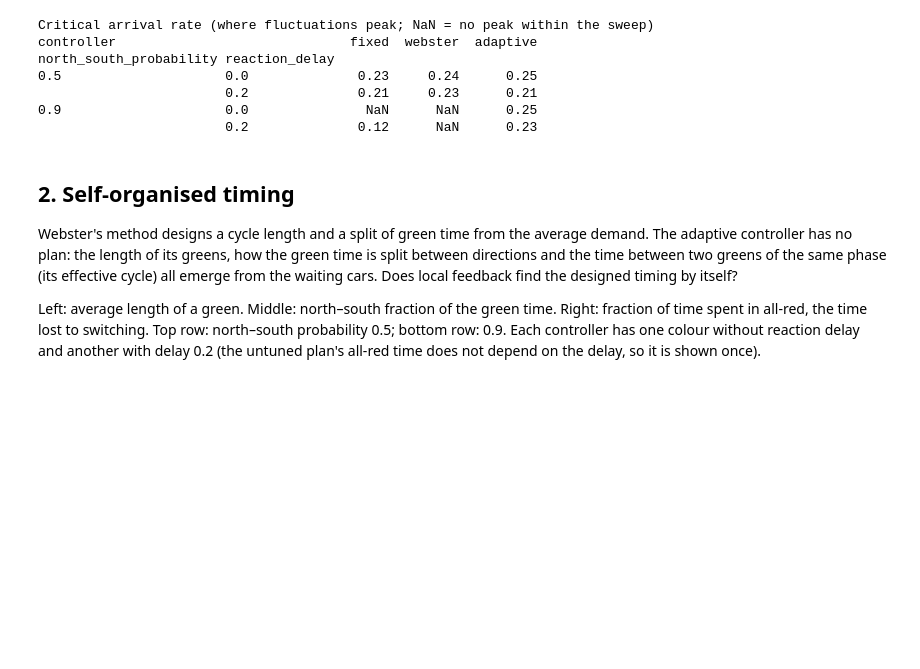
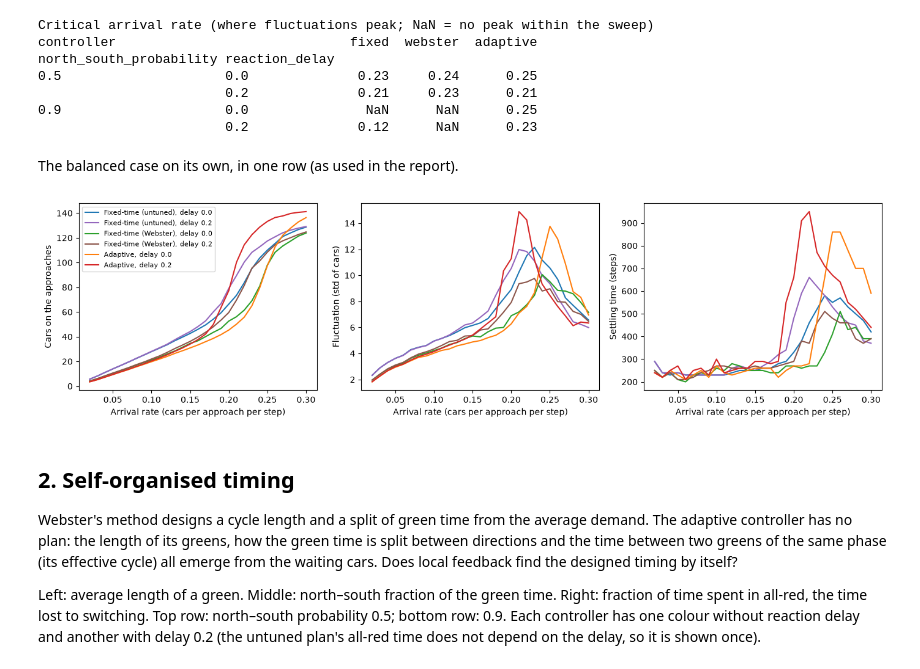
Before and after one commit to phattydumpling/CITS4403-Project, a Jupyter notebook: notebooks/Results/Extensions.ipynb, the cells around one changed output. Saved outputs shown, nothing was run; the diff lists cells and outputs as text; code cells hidden in the pictures; blank space fills up the shorter version.

```diff
--- a/notebooks/Results/Extensions.ipynb
+++ b/notebooks/Results/Extensions.ipynb
@@ -103,6 +103,22 @@ north_south_probability reaction_delay
                         0.2              0.21     0.23      0.21
 0.9                     0.0               NaN      NaN      0.25
                         0.2              0.12      NaN      0.23
+# %% [markdown]
+The balanced case on its own, in one row (as used in the report).
+# %%
+rows = [("cars_mean", "Cars on the approaches"), ("cars_std", "Fluctuation (std of cars)"),
+        ("settling_time", "Settling time (steps)")]
+fig, axes = plt.subplots(1, len(rows), figsize=(14, 3.8))
+for ax, (value, label) in zip(axes, rows):
+    lines(ax, value, 0.5)
+    ax.set_ylabel(label)
+    ax.set_xlabel("Arrival rate (cars per approach per step)")
+axes[0].legend(fontsize=8)
+fig.tight_layout()
+fig.savefig(FIGURES / "ext_tipping_balanced.png", dpi=200)
+plt.show()
+# %% [output]
+[figure, added]
 # %% [markdown]
 ## 2. Self-organised timing
 
```
Also changed, not shown: 4 other files.
